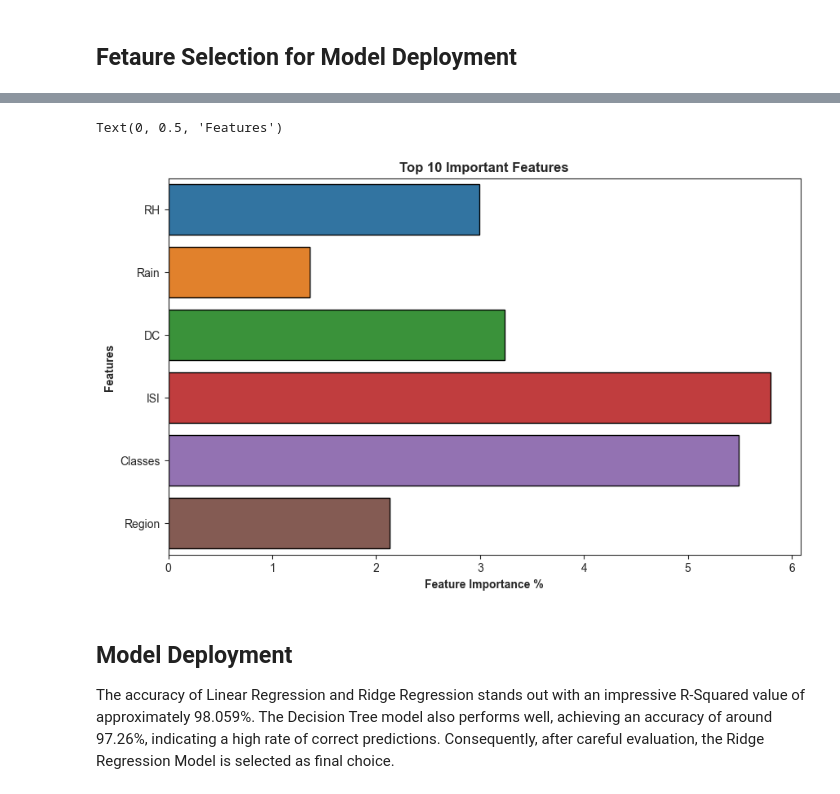
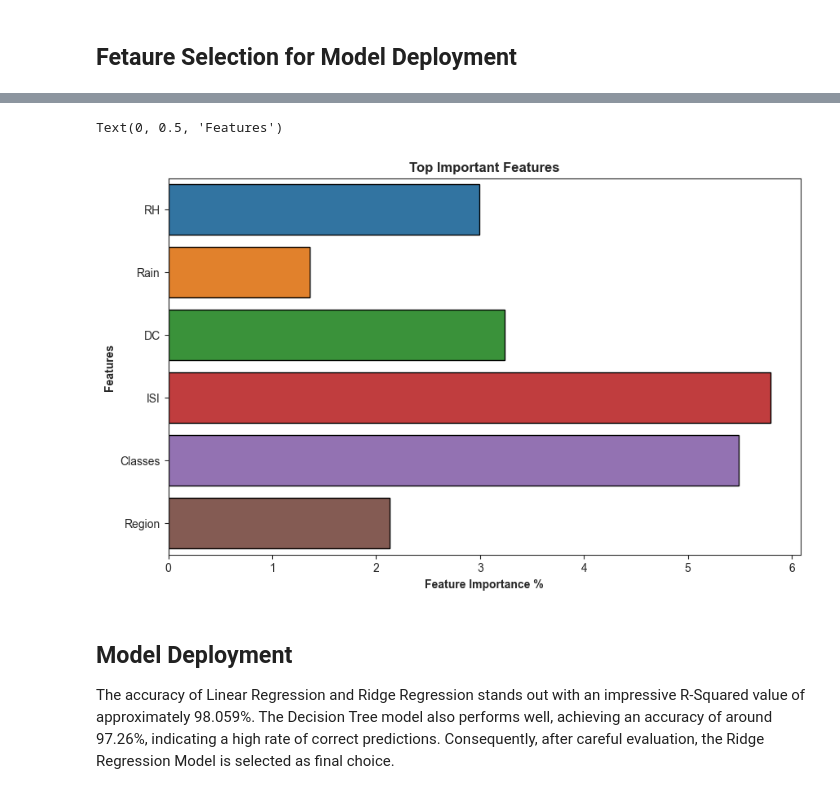
Before and after one commit to floramaevillarin/Artificial_Neural_Network, a Jupyter notebook: AlgerianForestFires_FloraMaeVillarin.ipynb, the cells around one changed output, grey strips where cells are left out. Drawn from its saved outputs; the diff is of its cells as text; code cells hidden in the pictures.

```diff
--- a/AlgerianForestFires_FloraMaeVillarin.ipynb
+++ b/AlgerianForestFires_FloraMaeVillarin.ipynb
@@ -739,14 +754,14 @@ vif
 # %%
 # feature importance
 plt.figure(figsize=(10,6))
 sns.set_style('ticks')
 ax = sns.barplot(data=vif, x='vif', y='feature',ec = 'black')
-ax.set_title('Top 10 Important Features', weight='bold')
+ax.set_title('Top Important Features', weight='bold')
 ax.set_xlabel('Feature Importance %',weight='bold')
 ax.set_ylabel('Features',weight='bold')
 # %% [output]
 Text(0, 0.5, 'Features')
-[figure, old version]
+[figure, new version]
 # %% [markdown]
 ## Model Deployment
 
```
Also changed, not shown: parts of 11 cells of this notebook.
